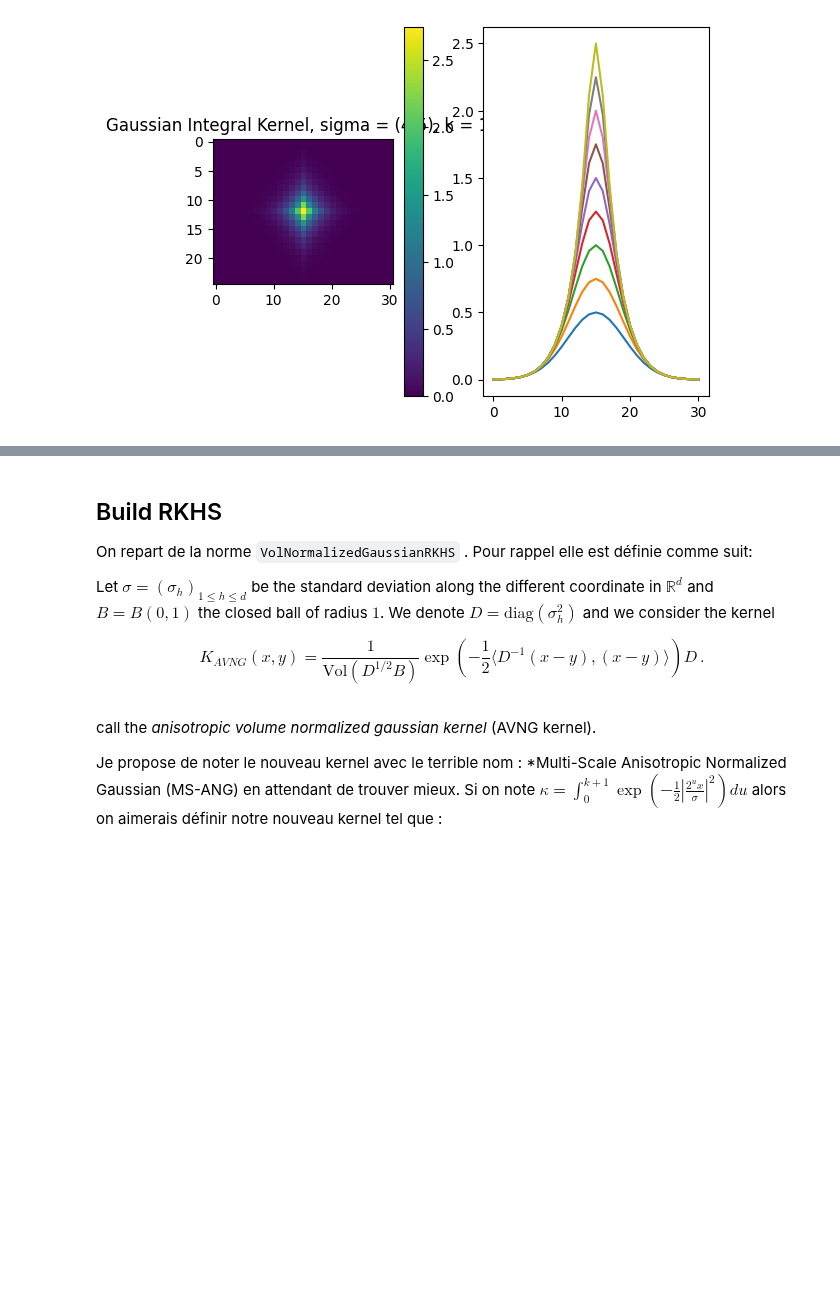
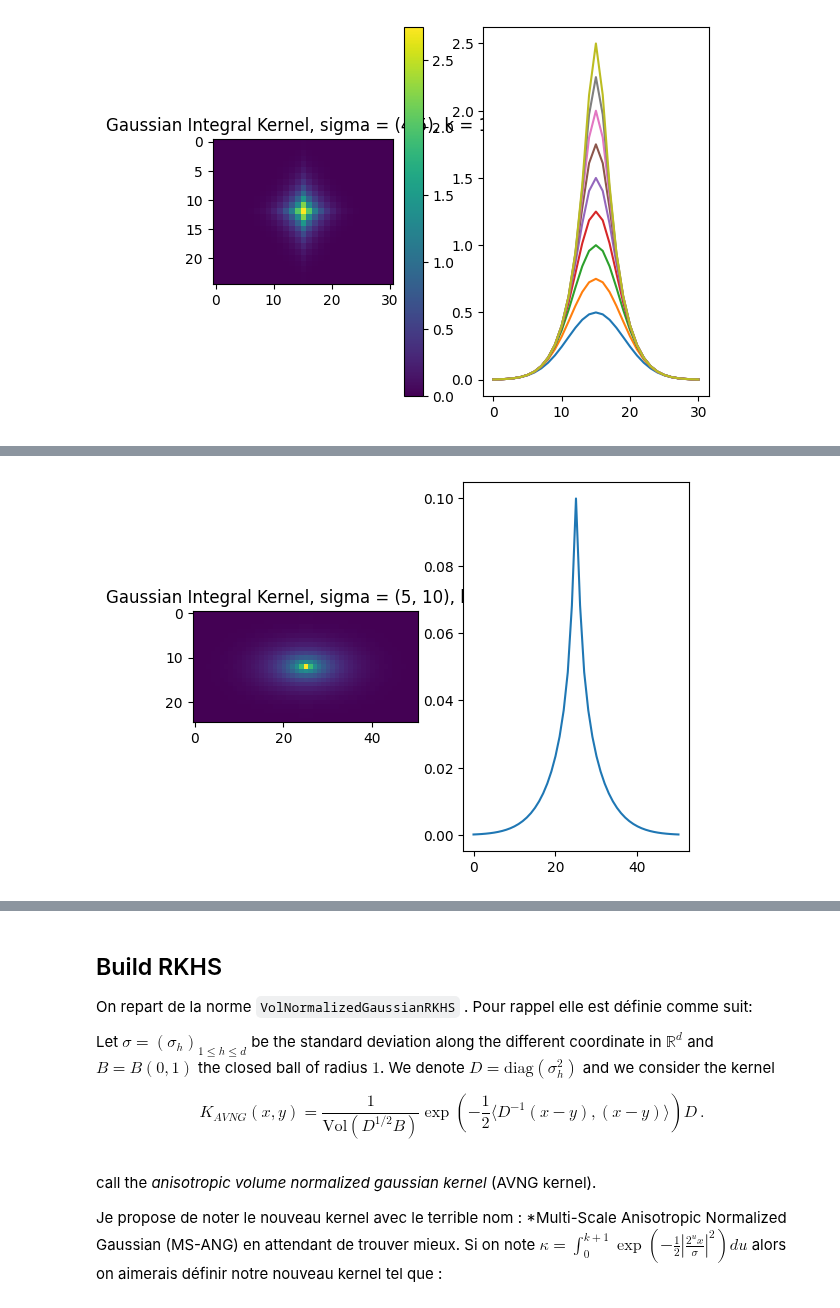
Before and after one commit to antonfrancois/Demeter_metamorphosis, a Jupyter notebook: draft/all_scale_norm.ipynb, the cells around one changed output, grey strips where cells are left out. Saved outputs shown, nothing was run; the diff lists cells and outputs as text; code cells hidden in the pictures; blank space fills up the shorter version.

```diff
--- a/draft/all_scale_norm.ipynb
+++ b/draft/all_scale_norm.ipynb
@@ -87,0 +187,95 @@ torch.Size([25, 31])
+# %%
+from scipy.special import exp1, erf
+
+def build_x(sigma, kernel_size = None) -> torch.Tensor:
+    dx = 1  # pixel size
+    if kernel_size is None:
+        s = 5
+
+        kernel_size = [
+            max(s, int(sig * s / dx)) + (1 - max(s, int(sig * s / dx)) % 2)
+            for sig in sigma
+        ]
+    arr_list = [
+        np.arange(ks, dtype=np.float32) - (ks // 2)
+        for ks in kernel_size
+    ]
+    mesh = tuple(
+        list(
+            np.meshgrid(*arr_list, indexing='ij')
+         )#[::-1]  # reverse the order of the list
+    )
+    x = np.stack(mesh, axis = -1)
+
+    x[x==0] = 1e-6
+    return x
+
+def build_kernel_2d(sigma, k, kernel_size = None) -> torch.Tensor:
+    def norm(x):
+        # return np.abs(x).sum(axis = -1)**2
+        return np.sum(x**2,axis = -1)
+
+    if sigma is not np.ndarray:
+        sigma = np.array(sigma)
+    print(sigma.shape)
+    if sigma.shape[0] != 2:
+        raise ValueError("sigma must be a 2 elements vector")
+
+    x = build_x(sigma,  kernel_size)
+    norm_x = norm(x / sigma[None,None]) / 2
+
+    vol = np.prod(sigma)
+    exp1_1 = exp1(norm_x)
+    exp1_2 = exp1(norm_x * 2**(2 * (k + 1) ))
+    print(np.isnan(exp1_1).sum(),np.isnan(exp1_2).sum())
+    exp1_diff =  exp1(norm_x) - exp1(norm_x * 2**(2 * (k + 1) ))
+
+    return exp1_diff / (2 * log(2) * vol)
+
+def build_kernel_3d(sigma, k, kernel_size = None) -> torch.Tensor:
+    def norm(x):
+        # return np.abs(x).sum(axis = -1)**2
+        return np.sqrt(np.sum(x**2,axis = -1))
+
+    if sigma is not np.ndarray:
+        sigma = np.array(sigma)
+    print(sigma.shape)
+    if sigma.shape[0] != 3:
+        raise ValueError("sigma must be a 3 elements vector")
+
+    x = build_x(sigma,  kernel_size)
+    norm_x = norm(x / sigma[None,None]) / sqrt(2)
+
+    diff_erf = erf(norm_x * 2**(k + 1)) - erf(norm_x)
+    vol = np.prod(sigma)
+
+    return np.sqrt(2 *  np.pi) *  diff_erf / ( log(2) * vol * norm_x)
+
+sigma = (5,10)
+k = 4
+kernel_2d = build_kernel_2d(sigma, k)
+
+fig,ax = plt.subplots(1,2)
+h,w = kernel_2d.shape
+a = ax[0].imshow(kernel_2d)
+ax[1].plot(kernel_2d[h//2], label = f'k = {k}')
+
+ax[1].plot(kernel_2d[h//2,w//2], label = f'k = {k}')
+ax[0].set_title(f'Gaussian Integral Kernel, sigma = {sigma}, k = {k}')
+plt.show()
+
+
+sigma = (3,5,7)
+kernel_3d = build_kernel_3d(sigma, k)
+
+fig,ax = plt.subplots(2,3)
+h,w,c = kernel_3d.shape
+a = ax[0,0].imshow(kernel_3d[h//2])
+ax[0,1].imshow(kernel_3d[:,w//2])
+ax[0,2].imshow(kernel_3d[:,:,c//2])
+
+ax[1,0].plot(kernel_3d[h//2, w//2], label = f'k = {k}')
+ax[1,1].plot(kernel_3d[h//2, :, w//2], label = f'k = {k}')
+ax[1,2].plot(kernel_3d[:,w//2, c//2], label = f'k = {k}')
+plt.show()
+# %% [output]
@@ -87,0 +284 @@ torch.Size([25, 31])
+[figure, added]
```
Also changed, not shown: parts of 9 cells of this notebook.
